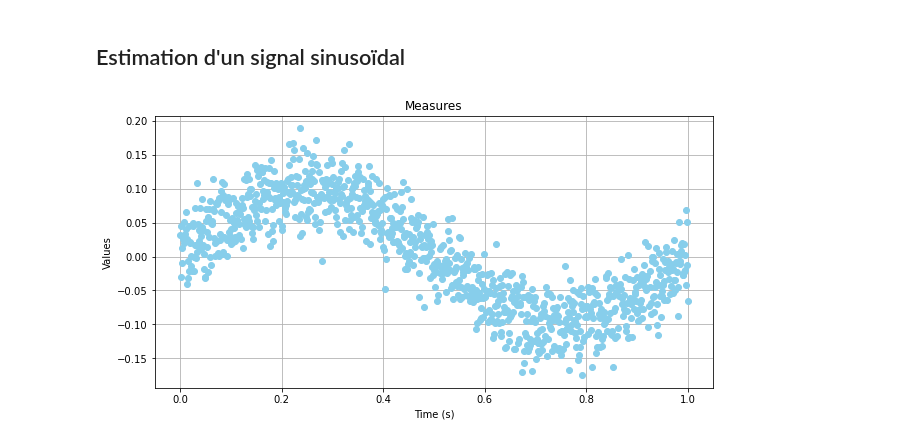
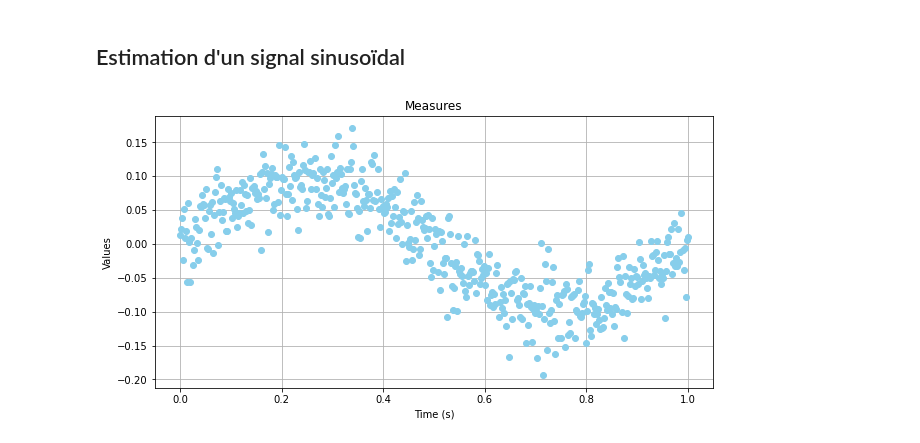
Before and after one commit to LoanSarazin/sdia-estimation, a Jupyter notebook: TP2/TP2_SARAZIN.ipynb, the cells around one changed output. Cells and saved outputs as stored; diff of their text form; code cells hidden in the pictures.

```diff
--- a/TP2/TP2_SARAZIN.ipynb
+++ b/TP2/TP2_SARAZIN.ipynb
@@ -204,23 +294,23 @@ plt.show()
 ## Estimation d'un signal sinusoïdal
 # %%
 R = 0.001
-N = 1000
+N = 500
 
 c = 0.1
 
 t = np.linspace(0, 1, N)
 z = c*np.sin(2 * np.pi * t)
 noise = norm.rvs(loc = 0, scale = np.sqrt(R), size = N)
 
 zNoise = z + noise
 
 plt.figure(figsize=(10, 5))
 plt.plot(t, zNoise, 'o', color = 'skyblue', linestyle = '')
 plt.title('Measures')
 plt.xlabel('Time (s)')
 plt.ylabel('Values')
 plt.grid()
 plt.show()
 # %% [output]
-[figure, old version]
+[figure, new version]
 # %%
```
Also changed, not shown: parts of 30 cells of this notebook, 1 other file.
